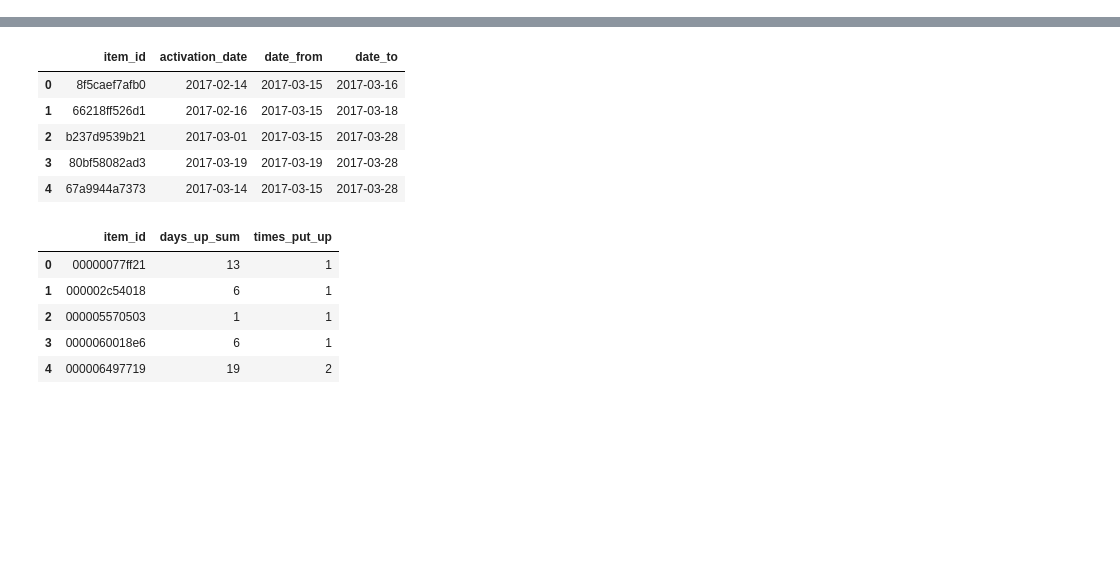
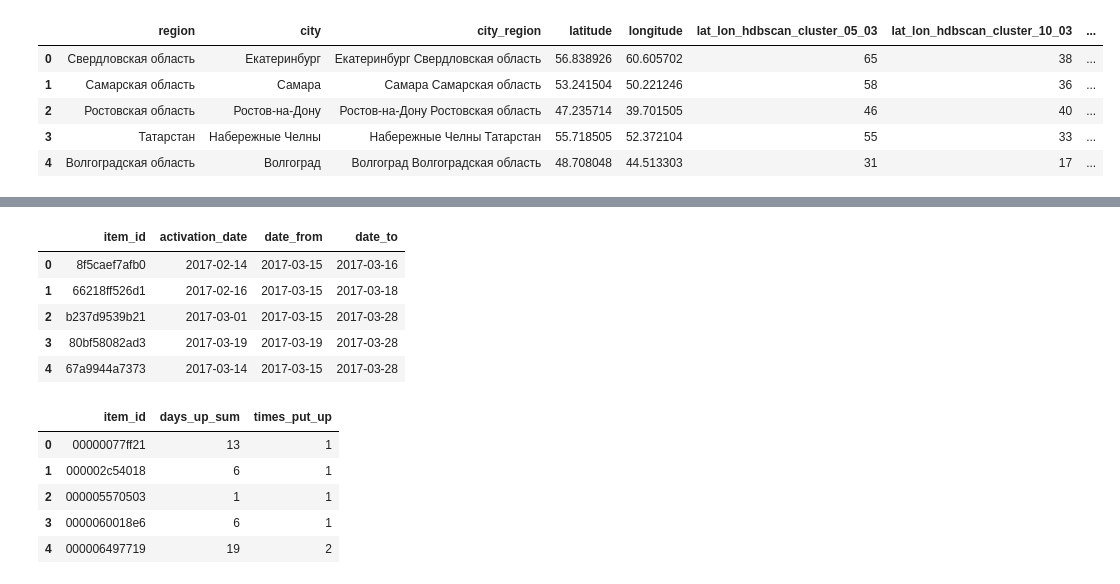
Before and after one commit to antorsae/avito-demand-prediction, a Jupyter notebook: make_feather.ipynb, the cells around one changed output, grey strips where cells are left out. Cells and saved outputs as stored; diff of their text form; code cells hidden in the pictures; blank space fills up the shorter version.

```diff
--- a/make_feather.ipynb
+++ b/make_feather.ipynb
@@ -32,0 +44,9 @@ df_test_periods  = pd.read_csv(f'{PATH}/periods_test.csv',  parse_dates=['date_f
+# %%
+city_region_unique.head()
+# %% [output]
+|  | region | city | city_region | latitude | longitude | lat_lon_hdbscan_cluster_05_03 | lat_lon_hdbscan_cluster_10_03 | ... |
+| 0 | Свердловская область | Екатеринбург | Екатеринбург Свердловская область | 56.838926 | 60.605702 | 65 | 38 | ... |
+| 1 | Самарская область | Самара | Самара Самарская область | 53.241504 | 50.221246 | 58 | 36 | ... |
+| 2 | Ростовская область | Ростов-на-Дону | Ростов-на-Дону Ростовская область | 47.235714 | 39.701505 | 46 | 40 | ... |
+| 3 | Татарстан | Набережные Челны | Набережные Челны Татарстан | 55.718505 | 52.372104 | 55 | 33 | ... |
+| 4 | Волгоградская область | Волгоград | Волгоград Волгоградская область | 48.708048 | 44.513303 | 31 | 17 | ... |
```
Also changed, not shown: parts of 16 cells of this notebook, 2 other files.
